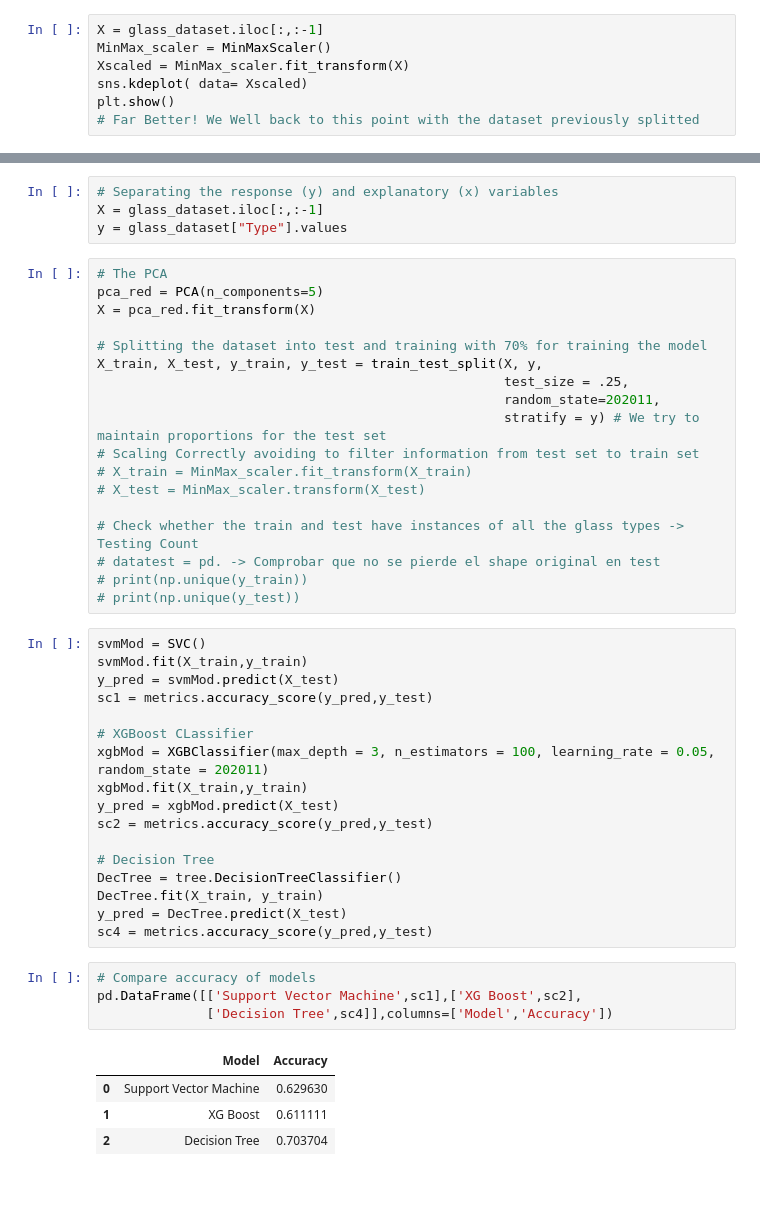
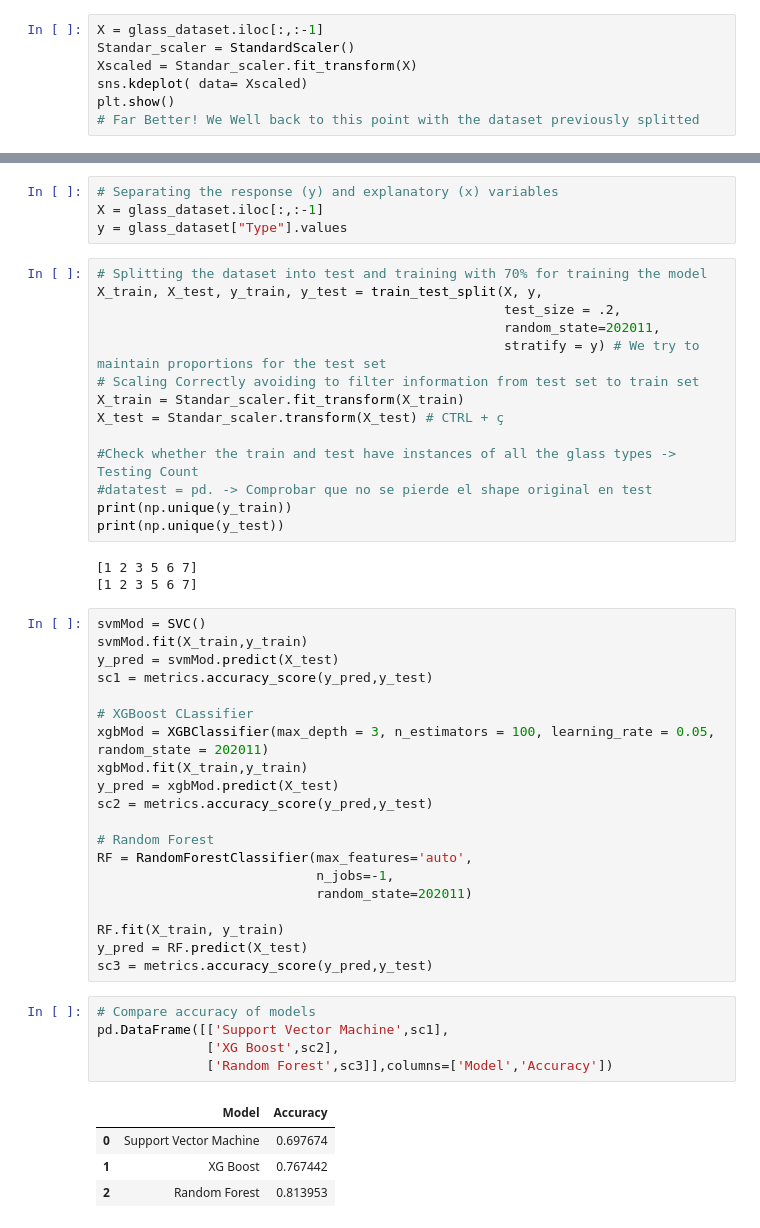
Before and after one commit to AI3Team/Glass_MIA3, a Jupyter notebook: Glass_MIA3.ipynb, the cells around one changed output, grey strips where cells are left out. Drawn from its saved outputs; the diff is of its cells as text; blank space fills up the shorter version.

```diff
--- a/Glass_MIA3.ipynb
+++ b/Glass_MIA3.ipynb
@@ -127,7 +156,7 @@ plt.show()
 # %%
 X = glass_dataset.iloc[:,:-1]
-MinMax_scaler = MinMaxScaler()
-Xscaled = MinMax_scaler.fit_transform(X)
+Standar_scaler = StandardScaler()
+Xscaled = Standar_scaler.fit_transform(X)
 sns.kdeplot( data= Xscaled)
 plt.show()
 # Far Better! We Well back to this point with the dataset previously splitted
@@ -140,23 +243,22 @@ plt.show()
 X = glass_dataset.iloc[:,:-1]
 y = glass_dataset["Type"].values
 # %%
-# The PCA
-pca_red = PCA(n_components=5)
-X = pca_red.fit_transform(X)
-
 # Splitting the dataset into test and training with 70% for training the model
 X_train, X_test, y_train, y_test = train_test_split(X, y,
-                                                    test_size = .25,
+                                                    test_size = .2,
                                                     random_state=202011,
                                                     stratify = y) # We try to maintain proportions for the test set
 # Scaling Correctly avoiding to filter information from test set to train set
-# X_train = MinMax_scaler.fit_transform(X_train)
-# X_test = MinMax_scaler.transform(X_test)
+X_train = Standar_scaler.fit_transform(X_train)
+X_test = Standar_scaler.transform(X_test) # CTRL + ç
 
-# Check whether the train and test have instances of all the glass types -> Testing Count
-# datatest = pd. -> Comprobar que no se pierde el shape original en test
-# print(np.unique(y_train))
-# print(np.unique(y_test))
+#Check whether the train and test have instances of all the glass types -> Testing Count
+#datatest = pd. -> Comprobar que no se pierde el shape original en test
+print(np.unique(y_train))
+print(np.unique(y_test))
+# %% [output]
+[1 2 3 5 6 7]
+[1 2 3 5 6 7]
 # %%
 svmMod = SVC()
 svmMod.fit(X_train,y_train)
@@ -169,17 +271,21 @@ xgbMod.fit(X_train,y_train)
 y_pred = xgbMod.predict(X_test)
 sc2 = metrics.accuracy_score(y_pred,y_test)
 
-# Decision Tree
-DecTree = tree.DecisionTreeClassifier()
-DecTree.fit(X_train, y_train)
-y_pred = DecTree.predict(X_test)
-sc4 = metrics.accuracy_score(y_pred,y_test)
+# Random Forest
+RF = RandomForestClassifier(max_features='auto',
+                            n_jobs=-1,
+                            random_state=202011)
+
+RF.fit(X_train, y_train)
+y_pred = RF.predict(X_test)
+sc3 = metrics.accuracy_score(y_pred,y_test)
 # %%
 # Compare accuracy of models
-pd.DataFrame([['Support Vector Machine',sc1],['XG Boost',sc2],
-              ['Decision Tree',sc4]],columns=['Model','Accuracy'])
+pd.DataFrame([['Support Vector Machine',sc1],
+              ['XG Boost',sc2],
+              ['Random Forest',sc3]],columns=['Model','Accuracy'])
 # %% [output]
 |  | Model | Accuracy |
-| 0 | Support Vector Machine | 0.629630 |
-| 1 | XG Boost | 0.611111 |
-| 2 | Decision Tree | 0.703704 |
+| 0 | Support Vector Machine | 0.697674 |
+| 1 | XG Boost | 0.767442 |
+| 2 | Random Forest | 0.813953 |
```
Also changed, not shown: parts of 36 cells of this notebook, 1 other file.
